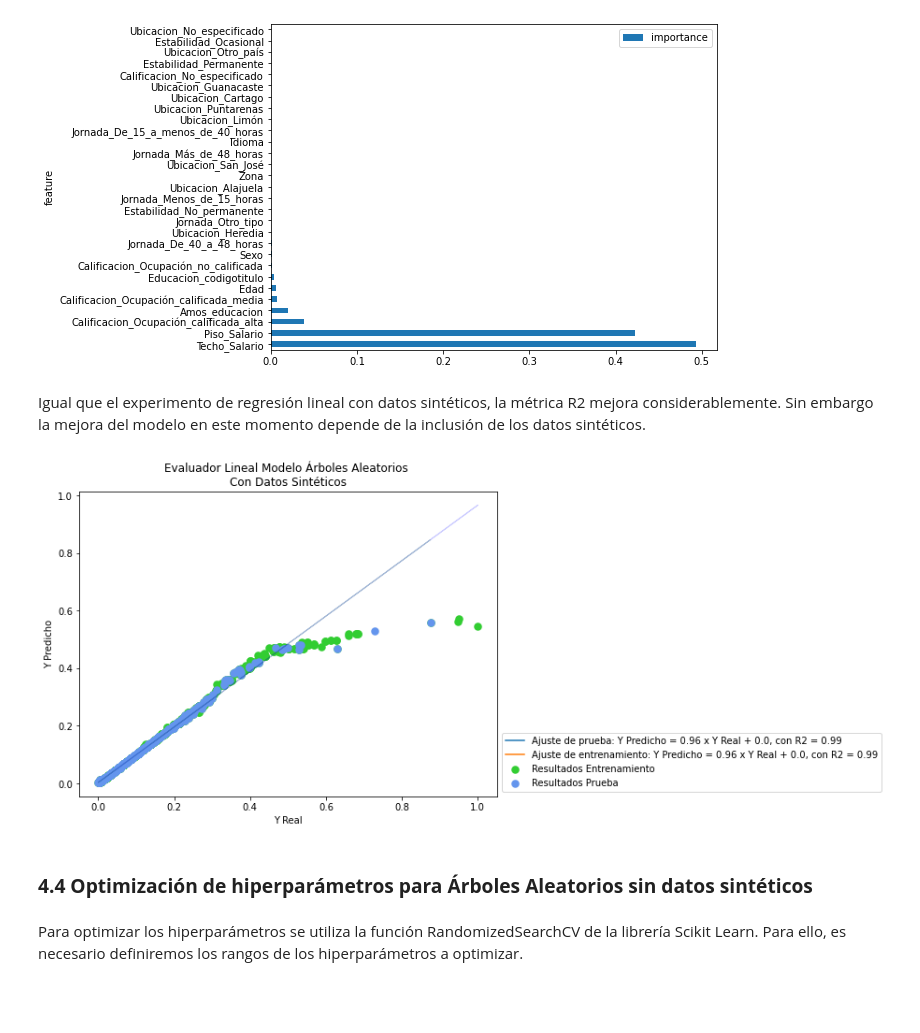
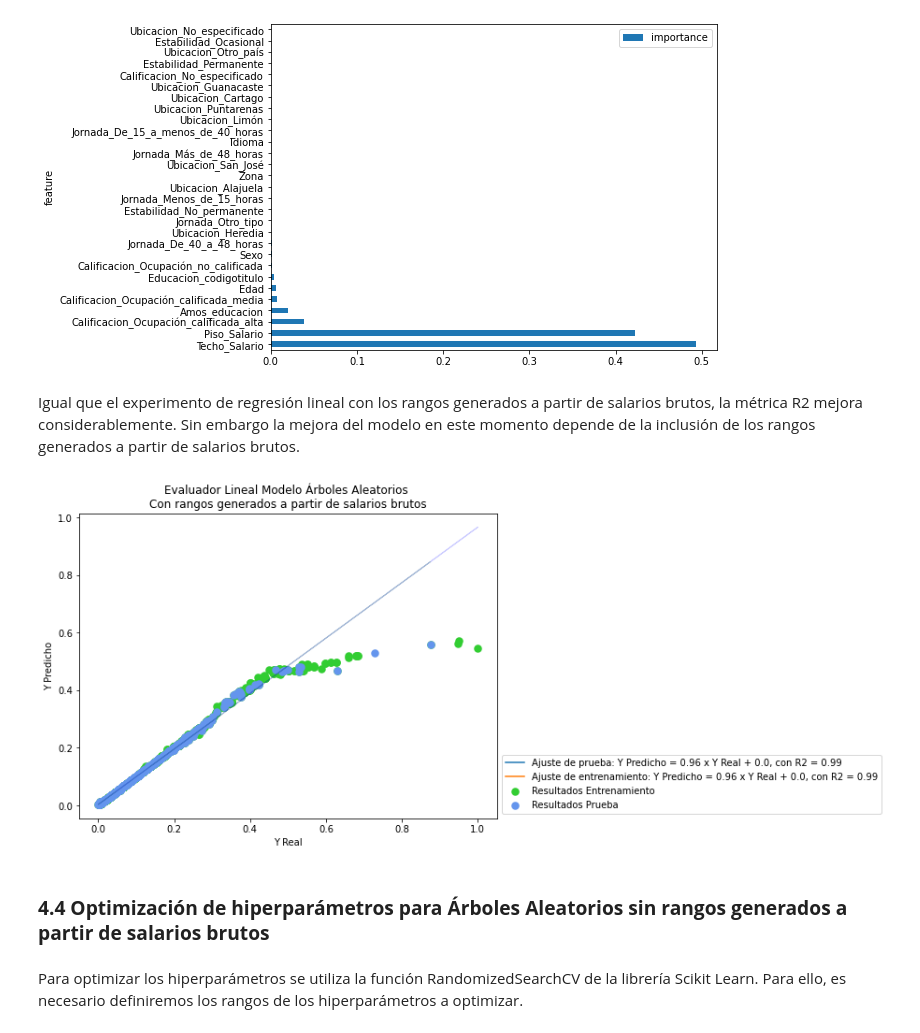
Before and after one commit to jorgeBulgarelli/Tareas_Ciencia_Datos_2, a Jupyter notebook: Proyecto Final Aprendizaje Automatico TEC - Edwin Mejia y Jorge Bulgarelli.ipynb, the cells around one changed output. Saved outputs shown, nothing was run; the diff lists cells and outputs as text; code cells hidden in the pictures; blank space fills up the shorter version.

```diff
--- a/Proyecto Final Aprendizaje Automatico TEC - Edwin Mejia y Jorge Bulgarelli.ipynb
+++ b/Proyecto Final Aprendizaje Automatico TEC - Edwin Mejia y Jorge Bulgarelli.ipynb
@@ -839,7 +839,7 @@ columnas_relevantes.plot(kind='barh',figsize=(8, 6) )
 <AxesSubplot:ylabel='feature'>
 [figure]
 # %% [markdown]
-Igual que el experimento de regresión lineal con datos sintéticos, la métrica R2 mejora considerablemente. Sin embargo la mejora del modelo en este momento depende de la inclusión de los datos sintéticos.
+Igual que el experimento de regresión lineal con los rangos generados a partir de salarios brutos, la métrica R2 mejora considerablemente. Sin embargo la mejora del modelo en este momento depende de la inclusión de los rangos generados a partir de salarios brutos.
 # %%
 # Definir Y_real y Y_predicho de entrenamiento y prueba
 
@@ -860,31 +860,31 @@ y_entrenamiento = Y_real_entrenamiento * m_entrenamiento + b_entrenamiento
 # %%
 # Gráfico Evaluador Lineal
 
 plt.figure(figsize=(8,6))
 
-plt.title('Evaluador Lineal Modelo Árboles Aleatorios \nCon Datos Sintéticos')
+plt.title('Evaluador Lineal Modelo Árboles Aleatorios \nCon rangos generados a partir de salarios brutos')
 
 plt.scatter(Y_real_entrenamiento, Y_predicho_entrenamiento, color='limegreen', linewidth=2.5, label = "Resultados Entrenamiento")
 plt.scatter(Y_real_prueba, Y_predicho_prueba, color='cornflowerblue', linewidth=2.5, label = "Resultados Prueba")
 
 plt.plot(Y_real_prueba, y_prueba, color='green', linewidth=1, alpha = 0.2)
 plt.plot(Y_real_entrenamiento, y_entrenamiento, color='blue', linewidth=1, alpha = 0.2)
 
 plt.plot([], [], '-', label=f"Ajuste de prueba: Y Predicho = {np.round(m_prueba, 2)} x Y Real + {np.round(b_prueba, 2)}, con R2 = {np.round(r2_score(Y_real_prueba, Y_predicho_prueba), 2)}")
 plt.plot([], [], '-', label=f"Ajuste de entrenamiento: Y Predicho = {np.round(m_entrenamiento, 2)} x Y Real + {np.round(b_entrenamiento, 2)}, con R2 = {np.round(r2_score(Y_real_prueba, Y_predicho_prueba), 2)}")
 plt.legend()
 
 plt.xlabel("Y Real") #eje x
 plt.ylabel("Y Predicho") #eje y
 
 # Reubicar leyenda del gráfico
 plt.legend(bbox_to_anchor=(1,0), loc = 'lower left')
 
 plt.show()
 # %% [output]
-[figure, old version]
+[figure, new version]
 # %% [markdown]
-### **4.4 Optimización de hiperparámetros para Árboles Aleatorios sin datos sintéticos**
+### **4.4 Optimización de hiperparámetros para Árboles Aleatorios sin rangos generados a partir de salarios brutos**
 # %% [markdown]
 Para optimizar los hiperparámetros se utiliza la función RandomizedSearchCV de la librería Scikit Learn. Para ello, es necesario definiremos los rangos de los hiperparámetros a optimizar.
 # %%
```
Also changed, not shown: parts of 31 cells of this notebook.
